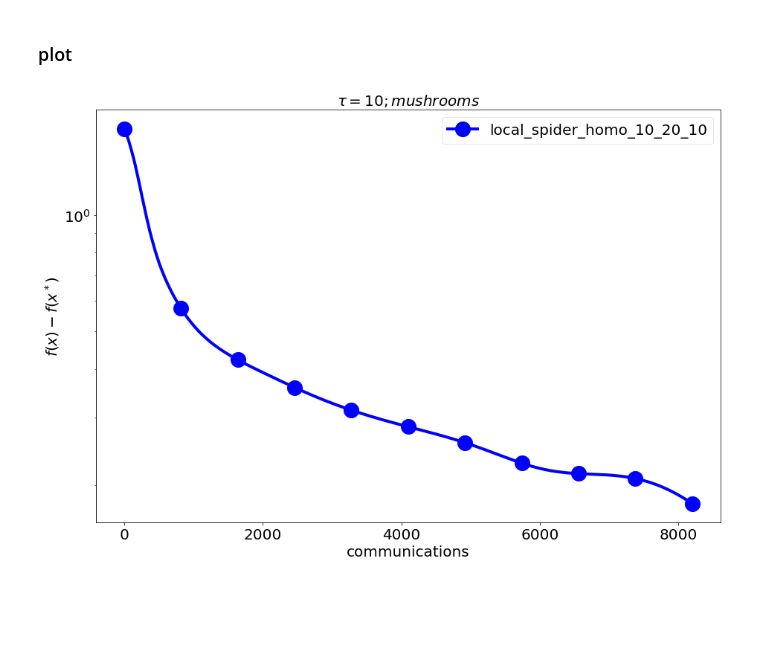
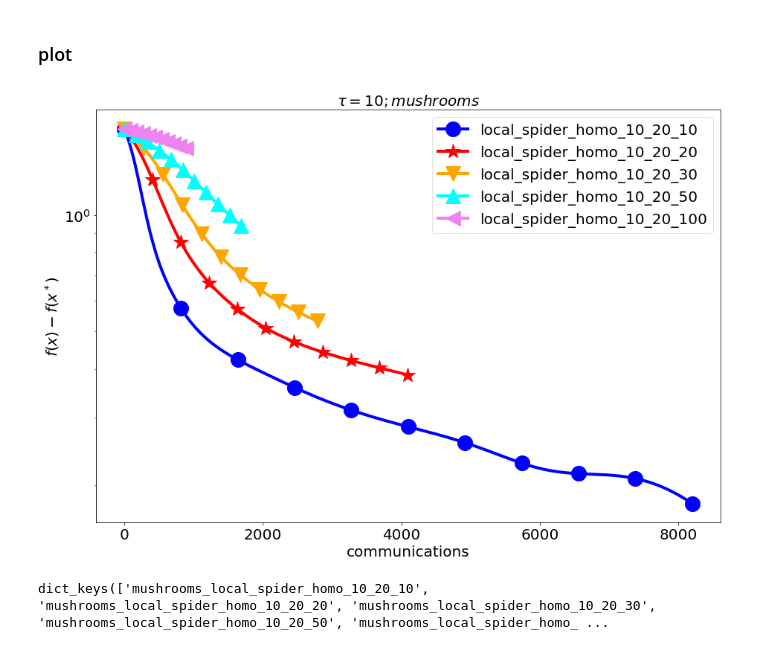
Before and after one commit to mstkachev/Sirius_project_optimization, a Jupyter notebook: log_reg_experiment/log_reg_experimnt.ipynb, the cells around one changed output. Cells and saved outputs as stored; diff of their text form; code cells hidden in the pictures; blank space fills up the shorter version.

Commit message:
fixed plot for multiple experiments

```diff
--- a/log_reg_experiment/log_reg_experimnt.ipynb
+++ b/log_reg_experiment/log_reg_experimnt.ipynb
@@ -160,13 +181,17 @@ experiment_name_ar = ["local_spider_homo"]
 dataset_ar = ["mushrooms"]
 loss_func = "log-reg"
 
+
+
 batch_ar = [10]
+num_workers_ar = [20]
+num_local_steps_ar = [10]
+
 LAUNCH_NUMBERS = 2
 launch_number_ar = np.arange(1, LAUNCH_NUMBERS)
 # num_workers_ar = [20, 50, 100]
-num_workers_ar = [20]
-# num_local_steps_ar = [10, 20, 30, 50, 100 ]
-num_local_steps_ar = [10]
+num_local_steps_ar = [10, 20, 30, 50, 100]
+
 tol = 1e-12
 release = True
 max_it = 100
@@ -187,9 +212,14 @@ experiments = []
 for i, (experiment_name, dataset, num_workers, num_local_steps, batch_size) in \
         enumerate(itertools.product(experiment_name_ar, dataset_ar, num_workers_ar, num_local_steps_ar, batch_ar)):
 
+    """
     if experiment_name in experiments:
         continue
     else:
+        experiments.append(experiment_name)
+    """
+
+    if experiment not in experiments:
         experiments.append(experiment_name)
 
     experiment = '{0}_{1}_{2}_{3}'.format(experiment_name, batch_size, num_workers, num_local_steps)
@@ -305,10 +335,14 @@ for j, batch in enumerate(batch_ar):
             enumerate(itertools.product(experiment_name_ar, dataset_ar, num_workers_ar, num_local_steps_ar, batch_ar)):
 
         # print (experiment_name, dataset, loss_func, sampling_kind, step_type, batch)
-
+        """
         if experiment_name in experiments:
             continue
         else:
+            experiments.append(experiment_name)
+        """
+
+        if experiment not in experiments:
             experiments.append(experiment_name)
 
         experiment = '{0}_{1}_{2}_{3}'.format(experiment_name, batch_size, num_workers, num_local_steps)
@@ -366,31 +400,31 @@ for j, batch in enumerate(batch_ar):
 
     plt.rcParams['axes.titlesize'] = size  # 40
     plt.rcParams['axes.labelsize'] = size  # 40
     plt.rcParams["figure.figsize"] = [13,9]
     plt.yscale('log')
     # plt.xscale('log')
     dataset = "mushrooms"
     plt.title(r"$\tau = {0}; {1}$".format(batch, dataset))
     #plt.ticklabel_format(axis='y', style='sci', scilimits=(1, 4))
     #plt.ticklabel_format(axis='x', style='sci', scilimits=(1, 4))
     #
 
     plt.tight_layout()
     plot_path = project_path + "plot_{0}/".format(dataset)
 
     legend = plt.legend(loc="upper right", framealpha=0.5)
 
     #legend = plt.legend(loc="lower center", framealpha=0.5, ncol=3, bbox_to_anchor=(0.45, -1.2))
     plt.savefig(plot_path + "{0}_{1}_{2}_{3}_{4}_{5}.pdf".format('-'.join(experiment_name_ar), '-'.join(list(map(str,batch_ar))),
                                                          '-'.join(list(map(str,num_workers_ar))), '-'.join(list(map(str,num_local_steps_ar))),
                                                                  x_axis, loss_func))
     plt.show()
     # plt.savefig(plot_path + "{0}_{1}_{2}_{3}.pdf".format('-'.join(experiment_name_ar), x_axis, loss_func, batch))
     #export_legend(legend)
 
 # plt.savefig(plot_path + "{0}_{1}_{2}.pdf".format('-'.join(experiment_name_ar), x_axis, loss_func))
 
 
 # plt.plot()
 # %% [output]
-[figure, old version]
+[figure, new version]
@@ -396,0 +433,4 @@ for j, batch in enumerate(batch_ar):
+# %%
+f_grad_norms_ar.keys()
+# %% [output]
+dict_keys(['mushrooms_local_spider_homo_10_20_10', 'mushrooms_local_spider_homo_10_20_20', 'mushrooms_local_spider_homo_10_20_30', 'mushrooms_local_spider_homo_10_20_50', 'mushrooms_local_spider_homo_ ...
```
Also changed, not shown: parts of 2 cells of this notebook.
